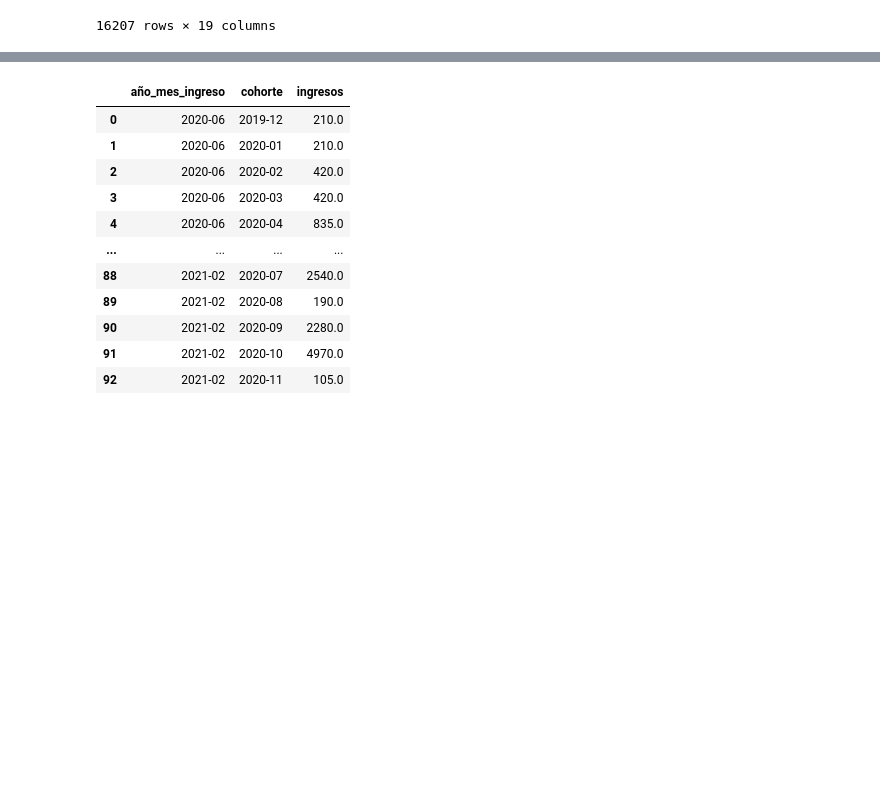
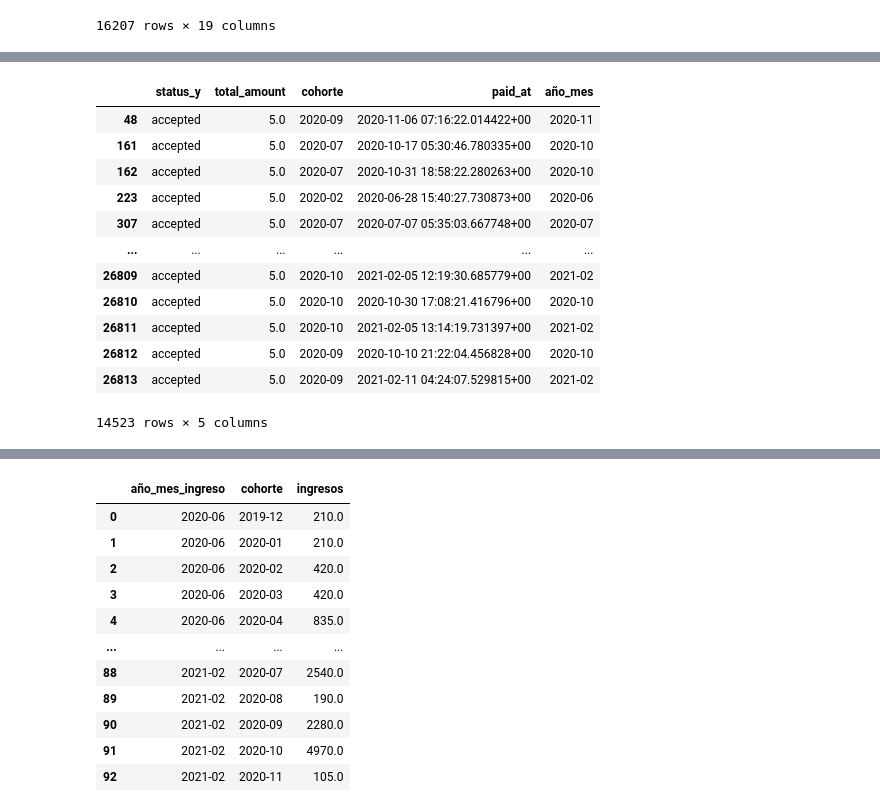
Before and after one commit to moiatgit/project-1-ironhack-payments-es, a Jupyter notebook: grupo3.ipynb, the cells around one changed output, grey strips where cells are left out. Cells and saved outputs as stored; diff of their text form; code cells hidden in the pictures; blank space fills up the shorter version.

```diff
--- a/grupo3.ipynb
+++ b/grupo3.ipynb
@@ -755,0 +804,9 @@ seleccion
+# %%
+# Selección de entradas correspondientes a fees
+seleccion_fees_raw = seleccion[['status_y', 'total_amount', 'cohorte', 'paid_at']]
+# Limpiamos posibles entradas con datos nulos
+seleccion_fees = seleccion_fees_raw[(seleccion_fees_raw['status_y'] == 'accepted') &
+                                    (seleccion_fees_raw['total_amount'].notna()) &
+                                    (seleccion_fees_raw['cohorte'].notna()) &
+                                    (seleccion_fees_raw['paid_at'].notna())].copy()    # copy para poder añadir más columnas
+seleccion_fees.head()
@@ -755,0 +820,18 @@ seleccion
+# %%
+# Añadir columna año_mes
+seleccion_fees['año_mes'] = pd.to_datetime(seleccion_fees['paid_at'], format='mixed').dt.strftime('%Y-%m')
+seleccion_fees
+# %% [output]
+|  | status_y | total_amount | cohorte | paid_at | año_mes |
+| 48 | accepted | 5.0 | 2020-09 | 2020-11-06 07:16:22.014422+00 | 2020-11 |
+| 161 | accepted | 5.0 | 2020-07 | 2020-10-17 05:30:46.780335+00 | 2020-10 |
+| 162 | accepted | 5.0 | 2020-07 | 2020-10-31 18:58:22.280263+00 | 2020-10 |
+| 223 | accepted | 5.0 | 2020-02 | 2020-06-28 15:40:27.730873+00 | 2020-06 |
+| 307 | accepted | 5.0 | 2020-07 | 2020-07-07 05:35:03.667748+00 | 2020-07 |
+| ... | ... | ... | ... | ... | ... |
+| 26809 | accepted | 5.0 | 2020-10 | 2021-02-05 12:19:30.685779+00 | 2021-02 |
+| 26810 | accepted | 5.0 | 2020-10 | 2020-10-30 17:08:21.416796+00 | 2020-10 |
+| 26811 | accepted | 5.0 | 2020-10 | 2021-02-05 13:14:19.731397+00 | 2021-02 |
+| 26812 | accepted | 5.0 | 2020-09 | 2020-10-10 21:22:04.456828+00 | 2020-10 |
+| 26813 | accepted | 5.0 | 2020-09 | 2021-02-11 04:24:07.529815+00 | 2021-02 |
+14523 rows × 5 columns
```
Also changed, not shown: parts of 7 cells of this notebook.
